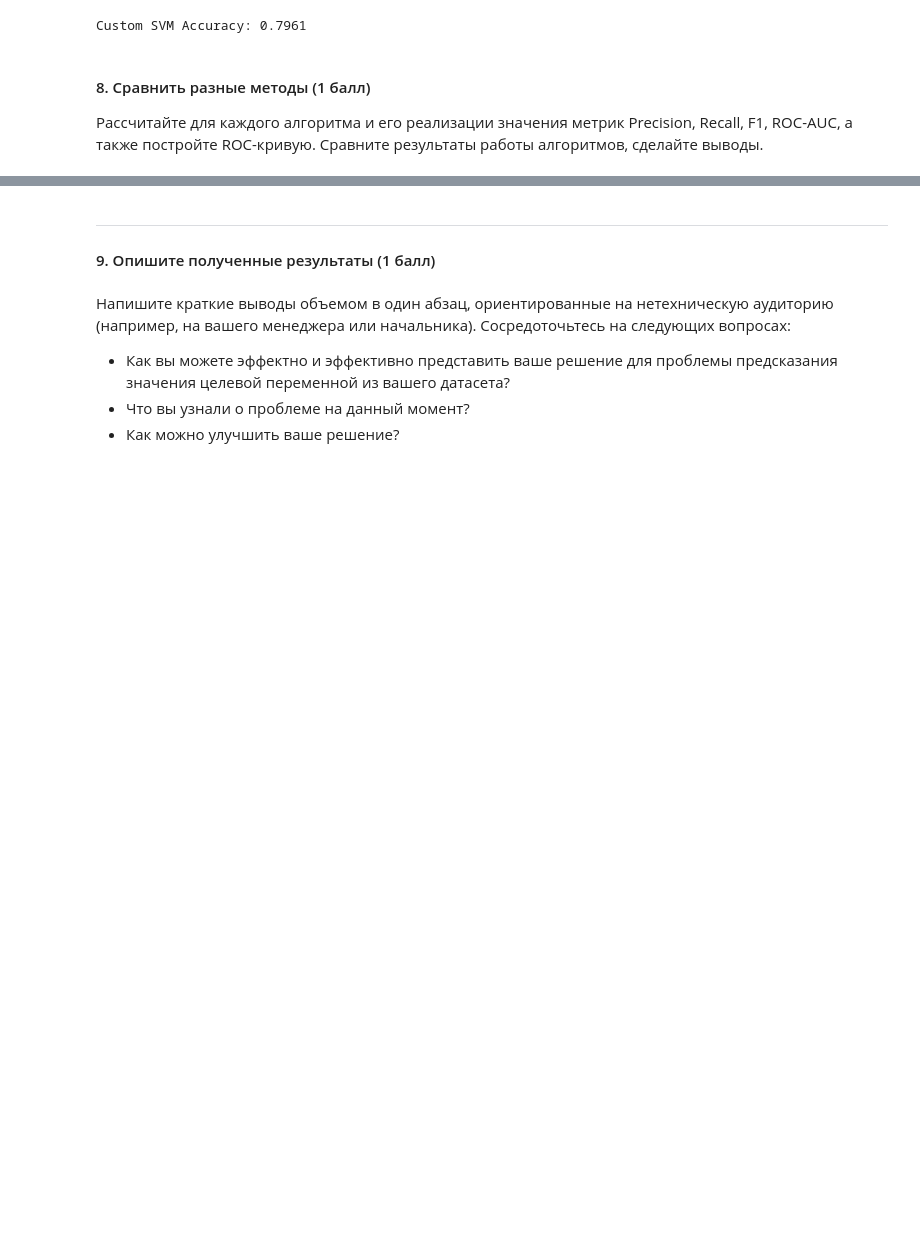
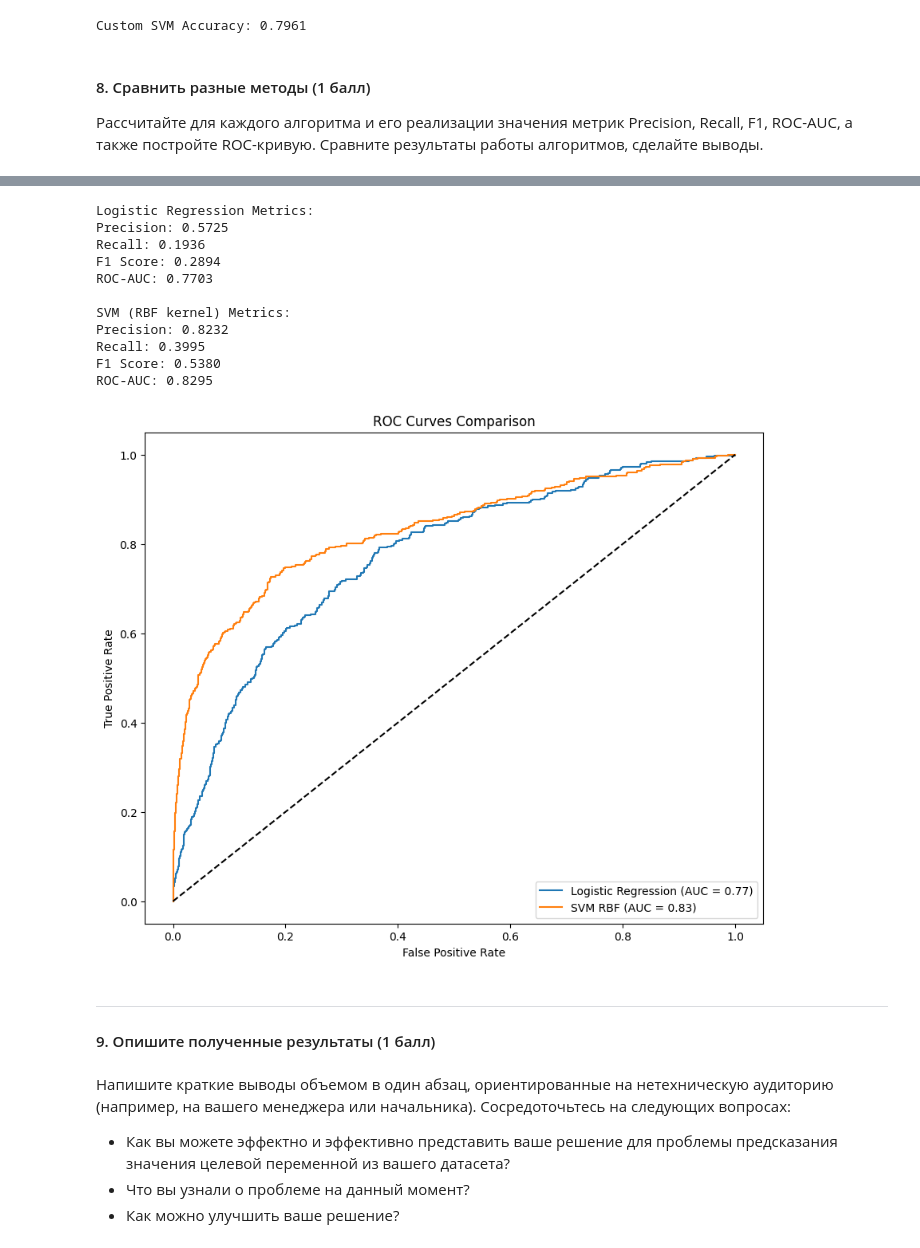
Before and after one commit to danlylacov/Agro_global_bot, a Jupyter notebook: classification_assignment.ipynb, the cells around one changed output, grey strips where cells are left out. Drawn from its saved outputs; the diff is of its cells as text; code cells hidden in the pictures; blank space fills up the shorter version.

```diff
--- a/classification_assignment.ipynb
+++ b/classification_assignment.ipynb
@@ -517,3 +435,64 @@ ValueError: Input contains NaN.
+# %%
+from sklearn.metrics import precision_score, recall_score, f1_score, roc_auc_score, roc_curve
+
+
+
+# Расчет метрик для логистической регрессии
+y_pred_proba_lr = model.predict_proba(X_test)
+
+lr_precision = precision_score(y_test, y_pred)
+lr_recall = recall_score(y_test, y_pred)
+lr_f1 = f1_score(y_test, y_pred)
+lr_roc_auc = roc_auc_score(y_test, y_pred_proba_lr)
+
+print("Logistic Regression Metrics:")
+print(f"Precision: {lr_precision:.4f}")
+print(f"Recall: {lr_recall:.4f}")
+print(f"F1 Score: {lr_f1:.4f}")
+print(f"ROC-AUC: {lr_roc_auc:.4f}")
+
+
+# Расчет метрик для SVM
+y_pred_proba_svm = svm_model.decision_function(X_test)
+y_pred_proba_svm = (y_pred_proba_svm - y_pred_proba_svm.min()) / (y_pred_proba_svm.max() - y_pred_proba_svm.min())
+
+svm_precision = precision_score(y_test, y_pred_svm)
+svm_recall = recall_score(y_test, y_pred_svm)
+svm_f1 = f1_score(y_test, y_pred_svm)
+svm_roc_auc = roc_auc_score(y_test, y_pred_proba_svm)
+
+print("\nSVM (RBF kernel) Metrics:")
+print(f"Precision: {svm_precision:.4f}")
+print(f"Recall: {svm_recall:.4f}")
+print(f"F1 Score: {svm_f1:.4f}")
+print(f"ROC-AUC: {svm_roc_auc:.4f}")
+
+# Построение ROC-кривых
+fpr_lr, tpr_lr, _ = roc_curve(y_test, y_pred_proba_lr)
+fpr_svm, tpr_svm, _ = roc_curve(y_test, y_pred_proba_svm)
+
+plt.figure(figsize=(10, 8))
+plt.plot(fpr_lr, tpr_lr, label=f'Logistic Regression (AUC = {lr_roc_auc:.2f})')
+plt.plot(fpr_svm, tpr_svm, label=f'SVM RBF (AUC = {svm_roc_auc:.2f})')
+plt.plot([0, 1], [0, 1], 'k--')
+plt.xlabel('False Positive Rate')
+plt.ylabel('True Positive Rate')
+plt.title('ROC Curves Comparison')
+plt.legend(loc='lower right')
+plt.show()
+# %% [output]
+Logistic Regression Metrics:
+Precision: 0.5725
+Recall: 0.1936
+F1 Score: 0.2894
+ROC-AUC: 0.7703
+
+SVM (RBF kernel) Metrics:
+Precision: 0.8232
+Recall: 0.3995
+F1 Score: 0.5380
+ROC-AUC: 0.8295
+[figure, added]
 # %% [markdown]
 - - -
 #### 9. Опишите полученные результаты (1 балл)
```
Also changed, not shown: parts of 8 cells of this notebook.
